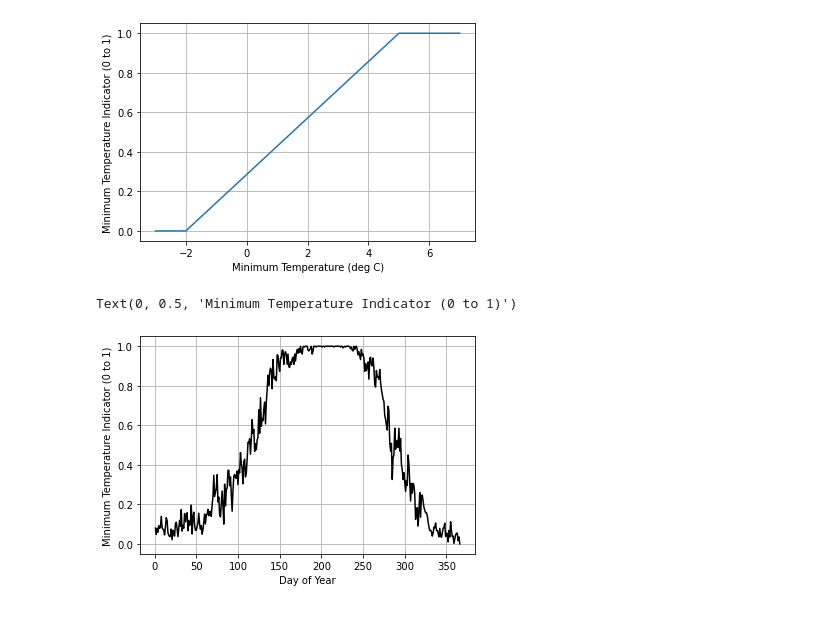
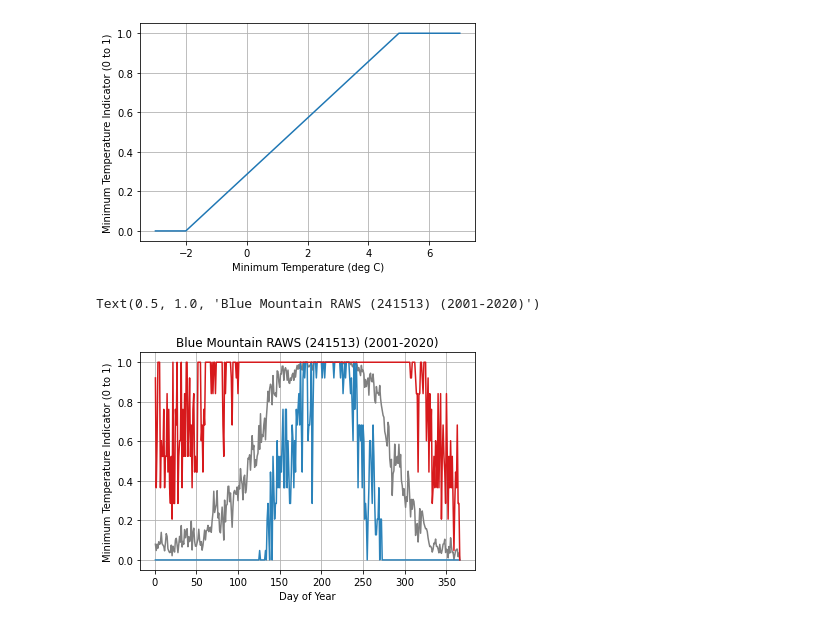
Before and after one commit to wmjolly/NFDRSV4MasterClass, a Jupyter notebook: NFDRSV4-MasterClass.ipynb, the cells around one changed output. Saved outputs shown, nothing was run; the diff lists cells and outputs as text; code cells hidden in the pictures.

Commit message:
Some changes
Updated colors and other changes.

```diff
--- a/NFDRSV4-MasterClass.ipynb
+++ b/NFDRSV4-MasterClass.ipynb
@@ -11,6 +11,13 @@ import matplotlib.pyplot as plt
 from math import *
 import warnings
 warnings.filterwarnings('ignore')
+# %%
+# Source: https://colorbrewer2.org/#type=diverging&scheme=Spectral&n=5
+col1 = '#d7191c'
+col2 = '#fdae61'
+col3 = '#ffffbf'
+col4 = '#abdda4'
+col5 = '#2b83ba'
 # %% [markdown]
 Step 1: Read the FW21 data file from FireFamily+, strip spaces from the column headings and format the date as a Pandas DateTime data type.  Note: This is a complete, HOURLY data file.
 # %%
@@ -26,6 +33,3 @@ fwx.head()
 | 2 | 2001-01-03 20:00:00+00:00 | 31.0 | 72.0 | NaN | 2.0 | ... |
 | 3 | 2001-01-04 20:00:00+00:00 | 48.0 | 48.0 | NaN | 2.0 | ... |
 | 4 | 2001-01-05 20:00:00+00:00 | 49.0 | 47.0 | NaN | 13.0 | ... |
-# %%
-# Let's add some QA/QC here
-fwx = fwx[fwx['Temperature(F)'] <= 110]
@@ -257,10 +272,13 @@ fwx_daily['TminInd'] = TminInd
 fwx_daily['TminInd'] = fwx_daily.apply(lambda row: Ind(row['TminC'],TminLow,TminUp),axis=1)
 # %%
 f,ax = plt.subplots()
-fwx_daily.TminInd.groupby(fwx_daily.DateTime.dt.dayofyear).mean().plot(color='black')
+fwx_daily.TminInd.groupby(fwx_daily.DateTime.dt.dayofyear).mean().plot(color='grey')
+fwx_daily.TminInd.groupby(fwx_daily.DateTime.dt.dayofyear).min().plot(color=col5)
+fwx_daily.TminInd.groupby(fwx_daily.DateTime.dt.dayofyear).max().plot(color=col1)
 plt.grid()
 ax.set_xlabel("Day of Year")
 ax.set_ylabel("Minimum Temperature Indicator (0 to 1)")
+ax.set_title("Blue Mountain RAWS (241513) (2001-2020)")
 # %% [output]
-Text(0, 0.5, 'Minimum Temperature Indicator (0 to 1)')
+Text(0.5, 1.0, 'Blue Mountain RAWS (241513) (2001-2020)')
-[figure, old version]
+[figure, new version]
```
Also changed, not shown: parts of 11 cells of this notebook.
